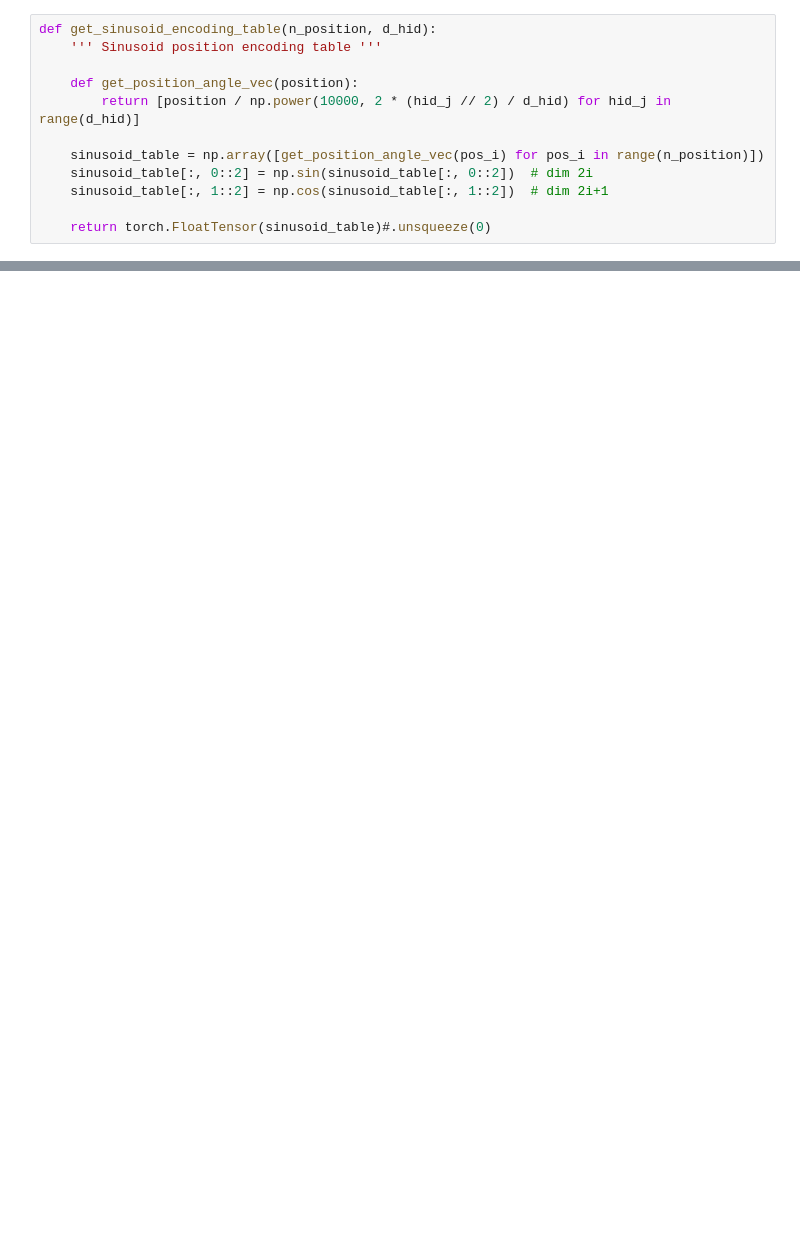
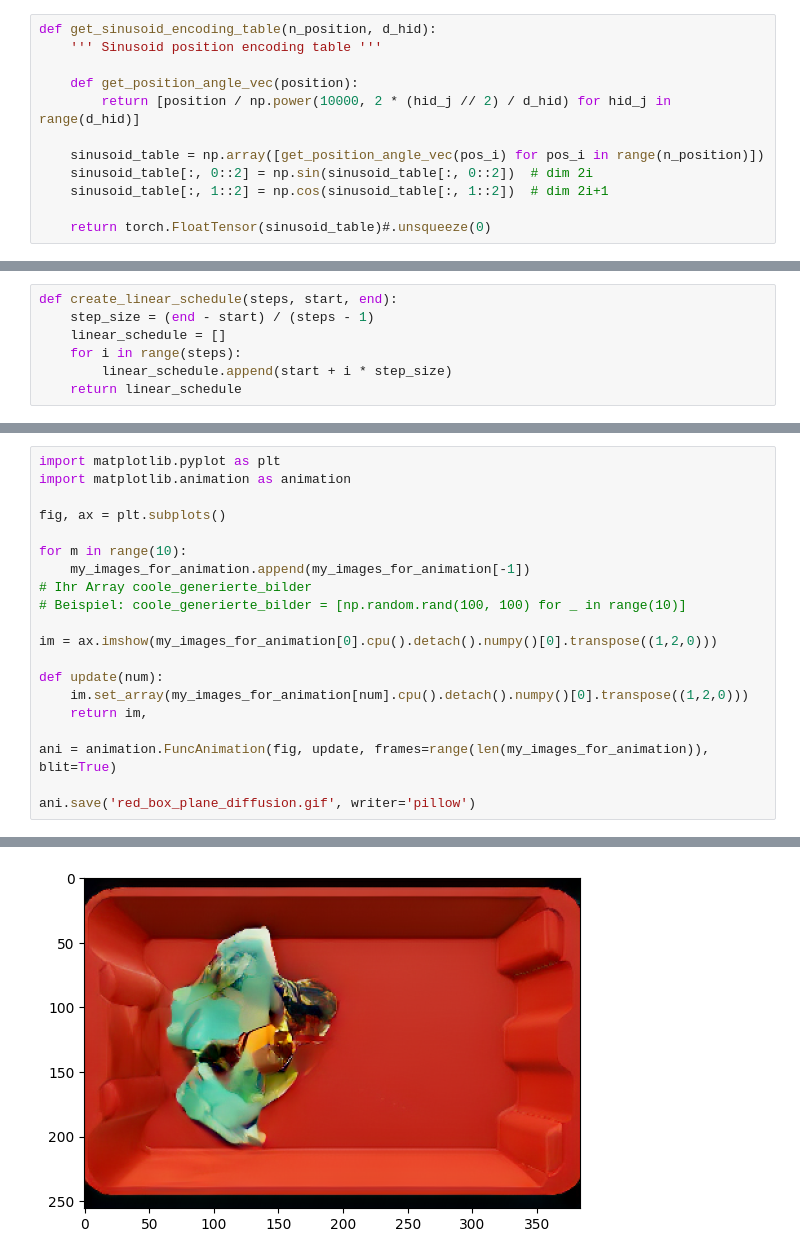
Before and after one commit to FirstThread/DDPM-and-LDM, a Jupyter notebook: BinSceneA_AutoEnc_Latent_Diffusion.ipynb, the cells around one changed output, grey strips where cells are left out. Drawn from its saved outputs; the diff is of its cells as text; blank space fills up the shorter version.

```diff
--- a/BinSceneA_AutoEnc_Latent_Diffusion.ipynb
+++ b/BinSceneA_AutoEnc_Latent_Diffusion.ipynb
@@ -549,0 +725,7 @@ torch.Size([6, 2048, 1, 2])
+# %%
+def create_linear_schedule(steps, start, end):
+    step_size = (end - start) / (steps - 1)
+    linear_schedule = []
+    for i in range(steps):
+        linear_schedule.append(start + i * step_size)
+    return linear_schedule
@@ -549,0 +983,21 @@ torch.Size([6, 2048, 1, 2])
+# %%
+import matplotlib.pyplot as plt
+import matplotlib.animation as animation
+
+fig, ax = plt.subplots()
+
+for m in range(10):
+    my_images_for_animation.append(my_images_for_animation[-1])
+# Ihr Array coole_generierte_bilder
+# Beispiel: coole_generierte_bilder = [np.random.rand(100, 100) for _ in range(10)]
+
+im = ax.imshow(my_images_for_animation[0].cpu().detach().numpy()[0].transpose((1,2,0)))
+
+def update(num):
+    im.set_array(my_images_for_animation[num].cpu().detach().numpy()[0].transpose((1,2,0)))
+    return im,
+
+ani = animation.FuncAnimation(fig, update, frames=range(len(my_images_for_animation)), blit=True)
+
+ani.save('red_box_plane_diffusion.gif', writer='pillow')
+# %% [output]
@@ -549,0 +1021 @@ torch.Size([6, 2048, 1, 2])
+[figure, added]
```
Also changed, not shown: parts of 39 cells of this notebook, 1 other file.
